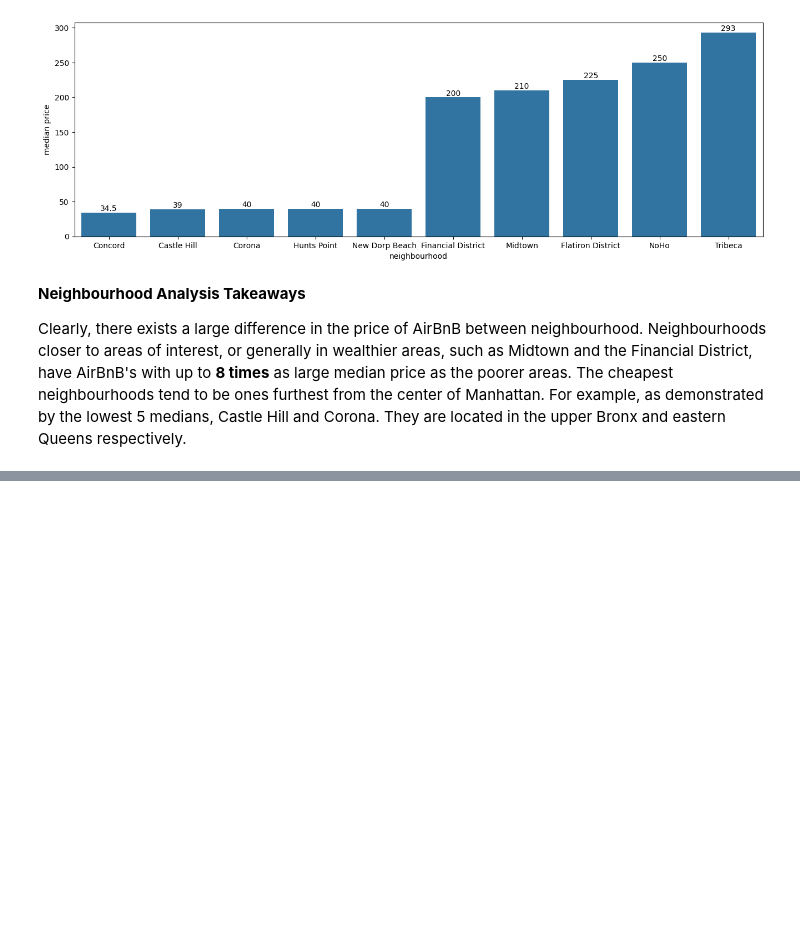
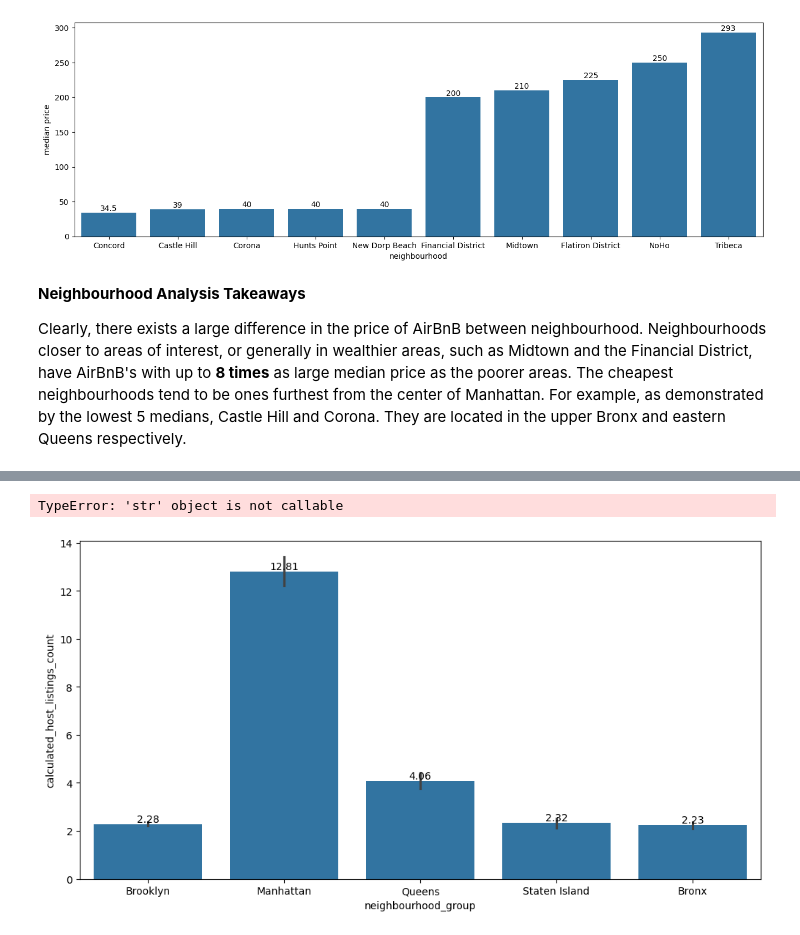
Before and after one commit to Krzyker/DataScienceColabs, a Jupyter notebook: cse351_hw3_brachowski_krzysztof_116565000.ipynb, the cells around one changed output, grey strips where cells are left out. Drawn from its saved outputs; the diff is of its cells as text; code cells hidden in the pictures; blank space fills up the shorter version.

```diff
--- a/cse351_hw3_brachowski_krzysztof_116565000.ipynb
+++ b/cse351_hw3_brachowski_krzysztof_116565000.ipynb
@@ -126,0 +179,10 @@ Clearly, there exists a large difference in the price of AirBnB between neighbou
+# %%
+plt.figure(figsize=(12,6))
+ax = sns.barplot(data, x='neighbourhood_group', y='calculated_host_listings_count')
+ax.bar_label(ax.containers[0], fmt = '%.2f')
+plt.ylabel("Average Listings")
+plt.xlabel("Borough")
+plt.show()
+# %% [output]
+TypeError: 'str' object is not callable
+[figure, added]
```
Also changed, not shown: parts of 9 cells of this notebook.
